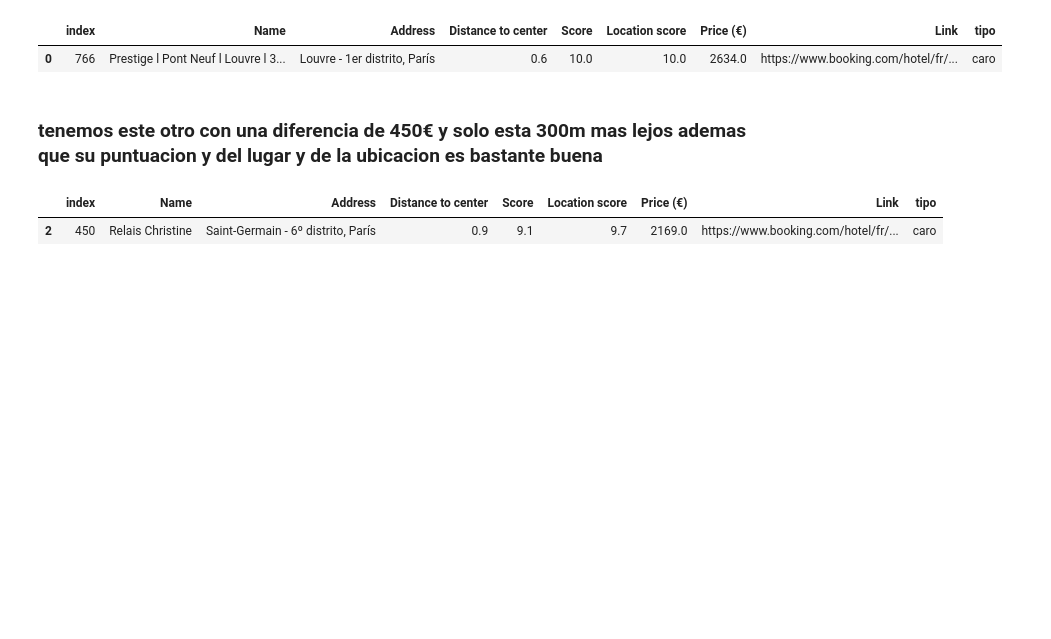
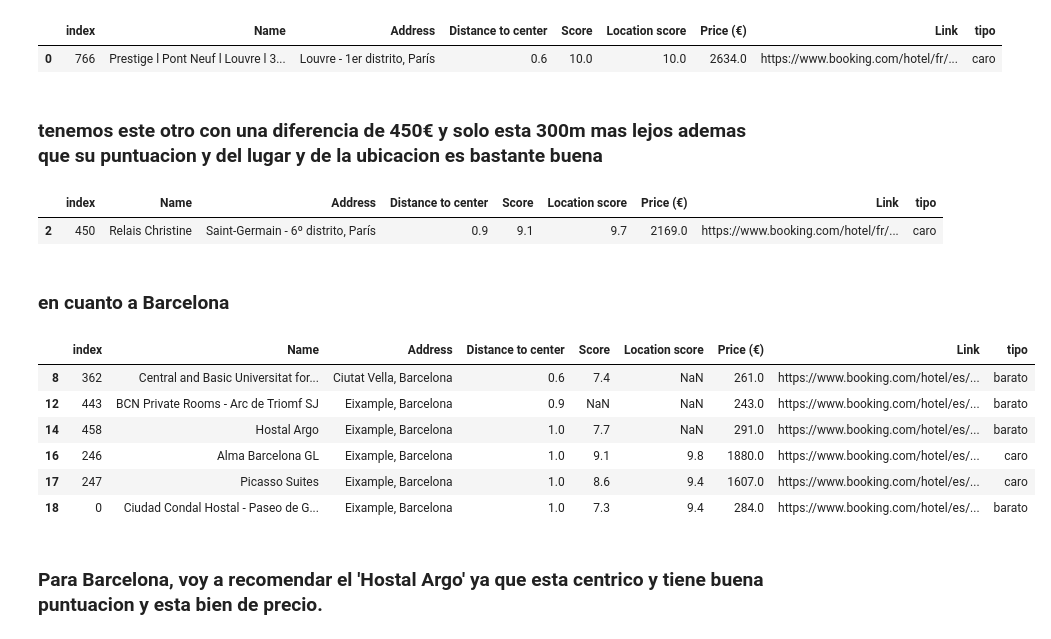
Before and after one commit to joseluisalmendral/Proyecto3-Explorando-Viajes, a Jupyter notebook: notebooks/alojamiento.ipynb, the cells around one changed output. Drawn from its saved outputs; the diff is of its cells as text; code cells hidden in the pictures; blank space fills up the shorter version.

```diff
--- a/notebooks/alojamiento.ipynb
+++ b/notebooks/alojamiento.ipynb
@@ -76,6 +130,9 @@ See the caveats in the documentation: https://pandas.pydata.org/pandas-docs/stab
 # %%
 mas_baratos = df_ordenado_precios.tail(20)
 mas_baratos['tipo'] = 'barato'
+
+mas_baratos_bcn = df_ordenado_precios_bcn.tail(20)
+mas_baratos_bcn['tipo'] = 'barato'
 # %% [output]
 A value is trying to be set on a copy of a slice from a DataFrame.
 Try using .loc[row_indexer,col_indexer] = value instead
@@ -85,5 +147,6 @@ See the caveats in the documentation: https://pandas.pydata.org/pandas-docs/stab
 # %%
 df_extract = pd.concat([mas_caros,mas_baratos])
+df_extract_bcn = pd.concat([mas_caros_bcn,mas_baratos_bcn])
 # %% [markdown]
 ### curiosamente, podemos ver que los alojamientos 'caros', tienen casi todas las 'location score' y sin embargo, los 'baratos' nop.
 # %%
@@ -95,8 +164,13 @@ df_extract.groupby('tipo').count().reset_index()
 # %%
 df_cercania_centro = df_extract.sort_values(by='Distance to center', ascending=True)
+
+df_cercania_centro_bcn = df_extract_bcn.sort_values(by='Distance to center', ascending=True)
 # %%
 mas_centricos = df_cercania_centro.head(20).reset_index()
 menos_centricos = df_cercania_centro.tail(20).reset_index()
+
+mas_centricos_bcn = df_cercania_centro_bcn.head(20).reset_index()
+menos_centricos_bcn = df_cercania_centro_bcn.tail(20).reset_index()
 # %%
 mas_centricos.groupby('tipo').count().reset_index()
 # %% [output]
@@ -145,3 +225,17 @@ mas_centricos[mas_centricos['index'] == 450]
 # %% [output]
 |  | index | Name | Address | Distance to center | Score | Location score | Price (€) | Link | tipo |
 | 2 | 450 | Relais Christine | Saint-Germain - 6º distrito, París | 0.9 | 9.1 | 9.7 | 2169.0 | https://www.booking.com/hotel/fr/... | caro |
+# %% [markdown]
+### en cuanto a Barcelona
+# %%
+mas_centricos_bcn[mas_centricos['tipo'] == 'barato']
+# %% [output]
+|  | index | Name | Address | Distance to center | Score | Location score | Price (€) | Link | tipo |
+| 8 | 362 | Central and Basic Universitat for... | Ciutat Vella, Barcelona | 0.6 | 7.4 | NaN | 261.0 | https://www.booking.com/hotel/es/... | barato |
+| 12 | 443 | BCN Private Rooms - Arc de Triomf SJ | Eixample, Barcelona | 0.9 | NaN | NaN | 243.0 | https://www.booking.com/hotel/es/... | barato |
+| 14 | 458 | Hostal Argo | Eixample, Barcelona | 1.0 | 7.7 | NaN | 291.0 | https://www.booking.com/hotel/es/... | barato |
+| 16 | 246 | Alma Barcelona GL | Eixample, Barcelona | 1.0 | 9.1 | 9.8 | 1880.0 | https://www.booking.com/hotel/es/... | caro |
+| 17 | 247 | Picasso Suites | Eixample, Barcelona | 1.0 | 8.6 | 9.4 | 1607.0 | https://www.booking.com/hotel/es/... | caro |
+| 18 | 0 | Ciudad Condal Hostal - Paseo de G... | Eixample, Barcelona | 1.0 | 7.3 | 9.4 | 284.0 | https://www.booking.com/hotel/es/... | barato |
+# %% [markdown]
+### Para Barcelona, voy a recomendar el 'Hostal Argo' ya que esta centrico y tiene buena puntuacion y esta bien de precio.
```
Also changed, not shown: parts of 14 cells of this notebook, 6 other files.
